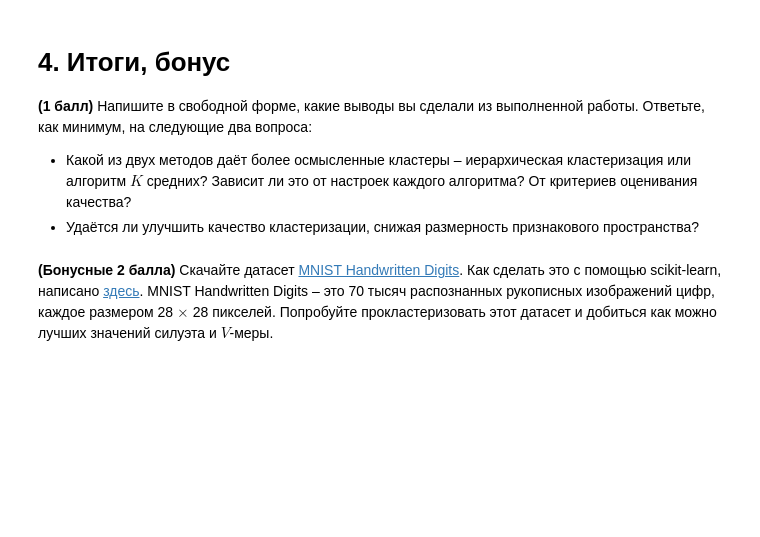
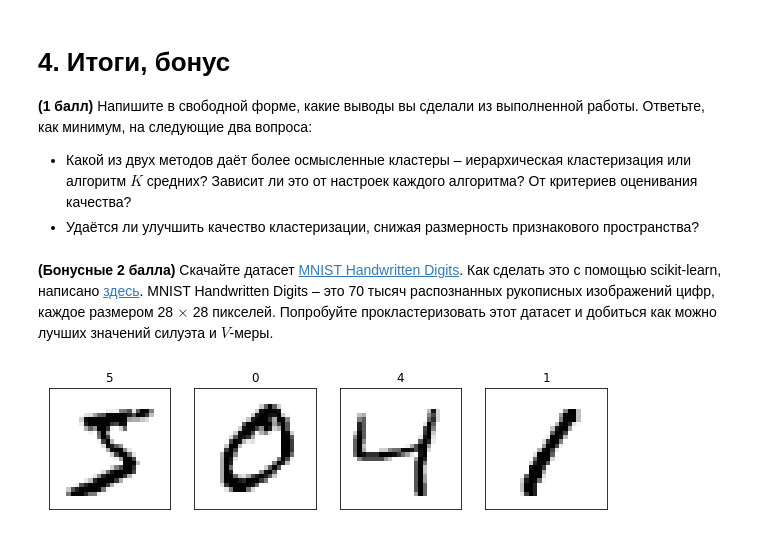
Before and after one commit to MitrofanovDmitry/study, a Jupyter notebook: practice/59 clustering/clustering.ipynb, the cells around one changed output. Cells and saved outputs as stored; diff of their text form; code cells hidden in the pictures; blank space fills up the shorter version.

```diff
--- a/practice/59 clustering/clustering.ipynb
+++ b/practice/59 clustering/clustering.ipynb
@@ -332,0 +345,12 @@ for ax in axes.flat[-2:]: fig.delaxes(ax)
+# %%
+dataset = fetch_openml("mnist_784")
+# %%
+X = np.array(dataset.data, dtype='int64')[:2000]
+y = np.array(dataset.target, dtype='int64')[:2000]
+# %%
+fig, axes = plt.subplots(1, 4, figsize=(10,6))
+for x, d, ax in zip(X, y, axes.flat):
+    ax.set(title=d, xticks=[], yticks=[])
+    ax.imshow((255-x).reshape((28,28)), cmap='gray')
+# %% [output]
+[figure, added]
```
Also changed, not shown: parts of 11 cells of this notebook.
